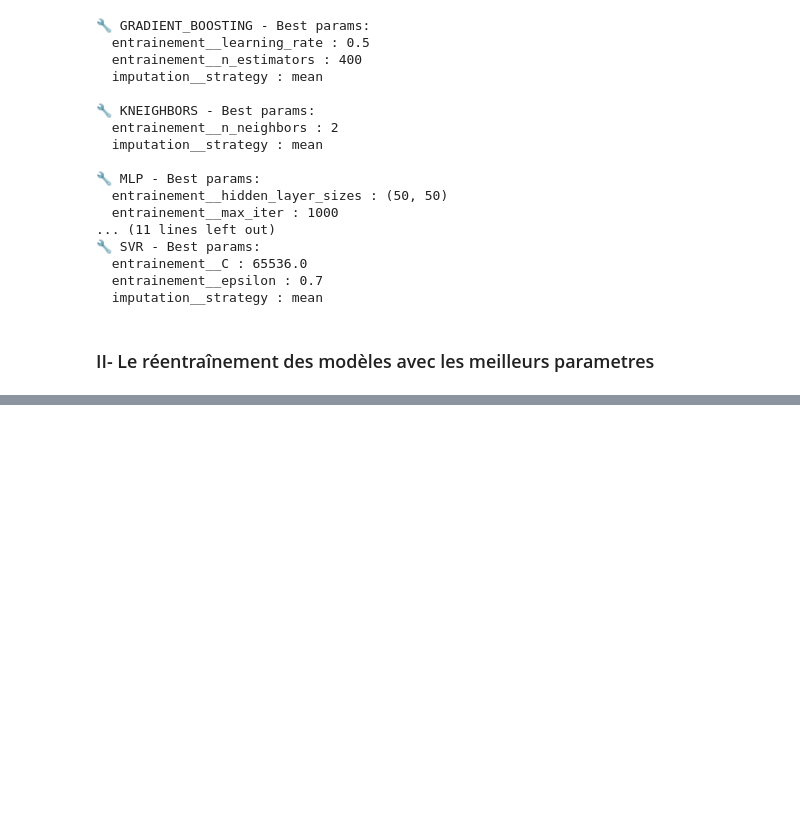
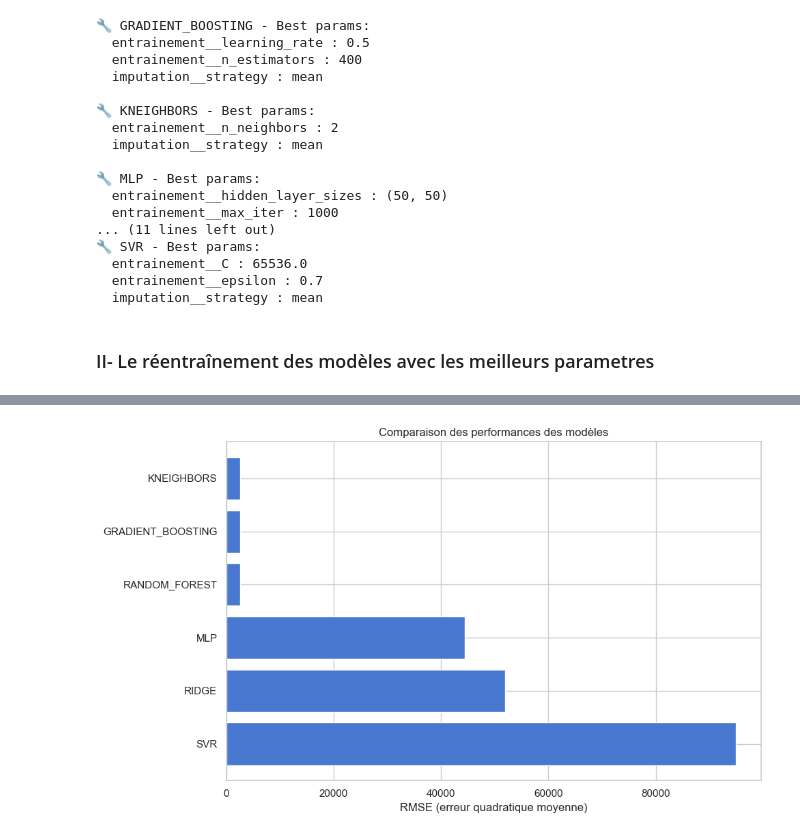
Before and after one commit to nazif96/Car-price, a Jupyter notebook: ML.ipynb, the cells around one changed output, grey strips where cells are left out. Drawn from its saved outputs; the diff is of its cells as text; code cells hidden in the pictures; blank space fills up the shorter version.

```diff
--- a/ML.ipynb
+++ b/ML.ipynb
@@ -264,2 +153,0 @@ def train_models_with_best_params(models: Dict[str, dict], X_train, y_train):
-# %%
-train_models_with_best_params(models_dict, X_train, y_train)
@@ -288,0 +208,33 @@ print(train_models_with_best_params)
+# %%
+from sklearn.metrics import mean_absolute_error, mean_squared_error, r2_score
+import numpy as np
+import pandas as pd
+
+# Dictionnaire pour stocker les résultats
+results = []
+
+# Évaluation de chaque modèle
+for name, model in trained_models.items():
+    # Prédictions
+    y_pred = model.predict(X_test)
+
+    # Calcul des métriques
+    mae = mean_absolute_error(y_test, y_pred)
+    rmse = np.sqrt(mean_squared_error(y_test, y_pred))
+    r2 = r2_score(y_test, y_pred)
+
+    # Stockage
+    results.append({
+        "Modèle": name.upper(),
+        "RMSE": rmse,
+        "MAE": mae,
+        "R²": r2
+    })
+
+# Résultats sous forme de DataFrame
+df_results = pd.DataFrame(results).sort_values(by="RMSE")
+print(df_results)
+
+#🔽 Sauvegarde en CSV
+df_results.to_csv("resultats_modeles.csv", index=False)
+print("📁 Fichier 'resultats_modeles.csv' sauvegardé avec succès.")
@@ -288,0 +249,11 @@ print(train_models_with_best_params)
+# %%
+# 📊 Visualisation des RMSE
+plt.figure(figsize=(10, 6))
+plt.barh(df_results["Modèle"], df_results["RMSE"])
+plt.xlabel("RMSE (erreur quadratique moyenne)")
+plt.title("Comparaison des performances des modèles")
+plt.gca().invert_yaxis()  # Pour que le meilleur modèle soit en haut
+plt.tight_layout()
+plt.show()
+# %% [output]
+[figure, added]
```
Also changed, not shown: parts of 21 cells of this notebook, 2 other files.
